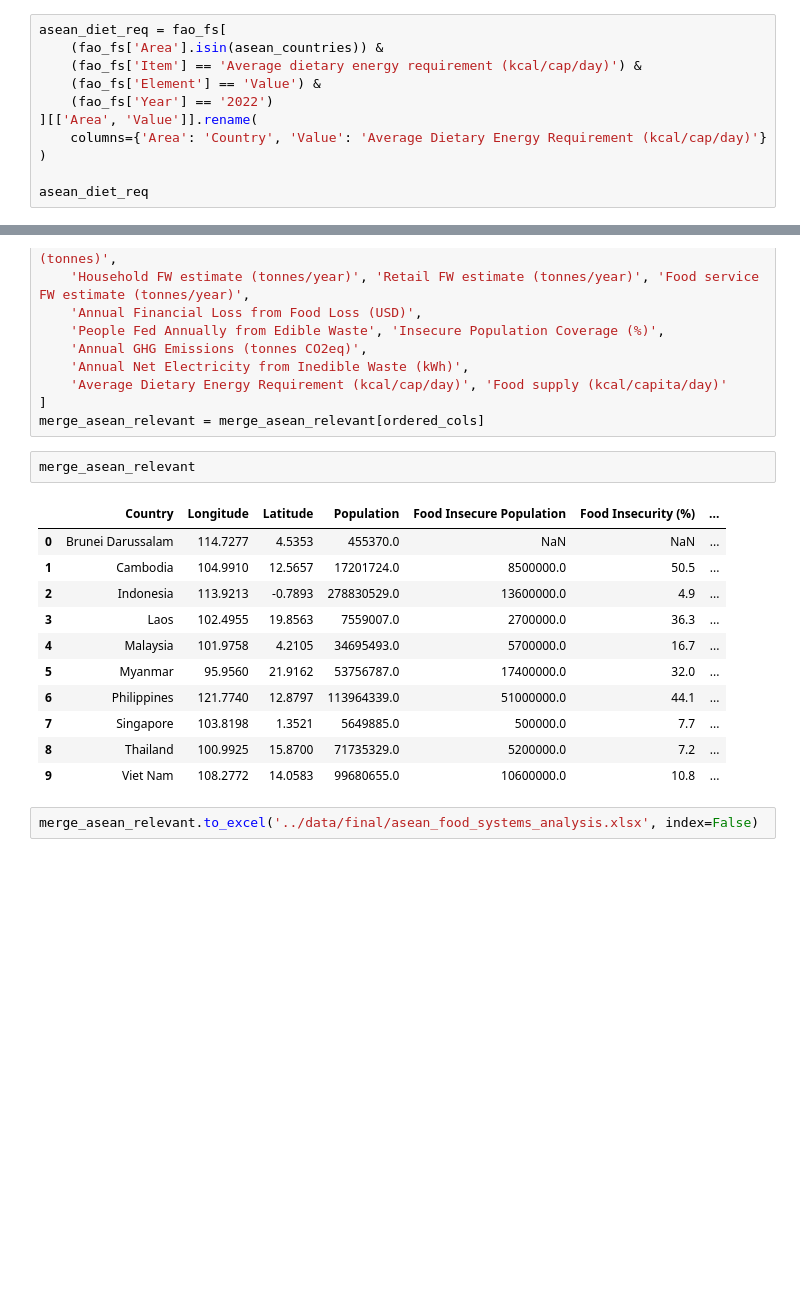
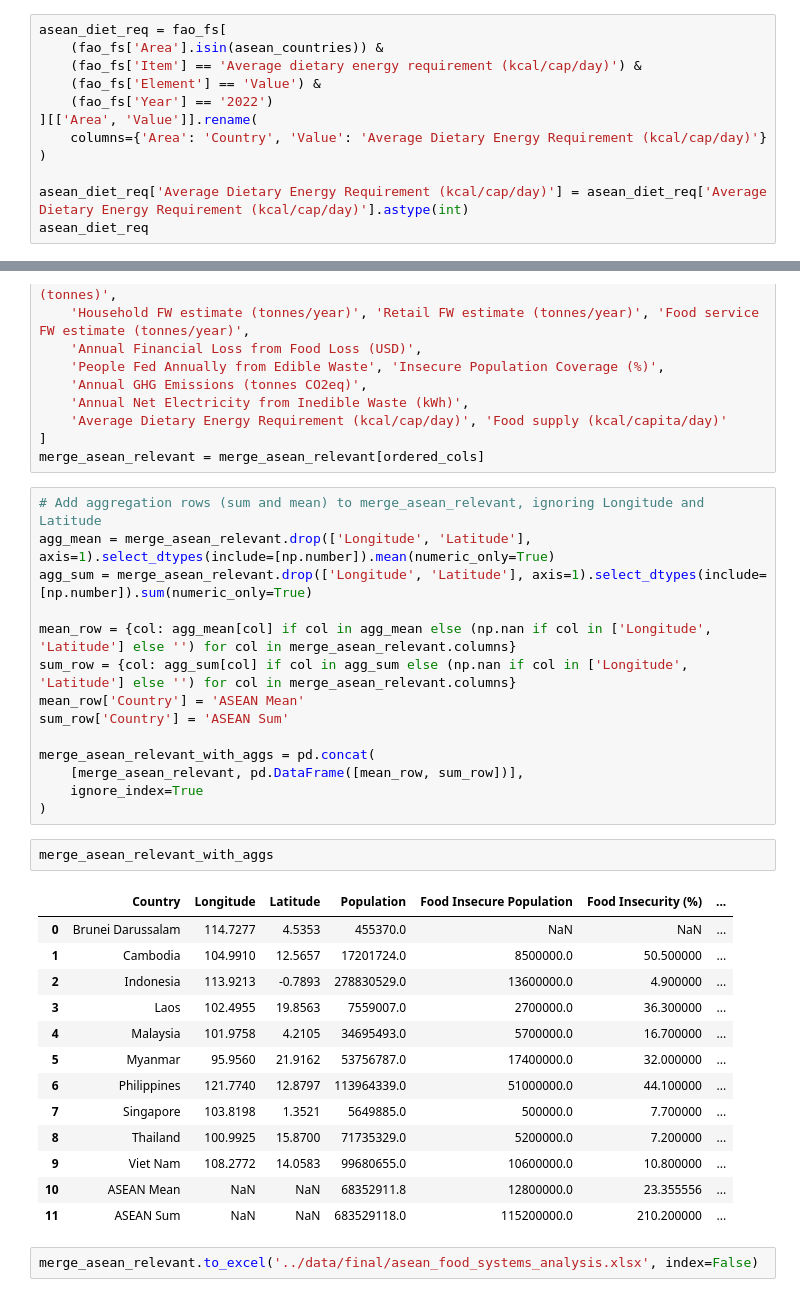
Before and after one commit to Azvier/asean-food-waste-sustainability, a Jupyter notebook: notebooks/data_analysis.ipynb, the cells around one changed output, grey strips where cells are left out. Cells and saved outputs as stored; diff of their text form; blank space fills up the shorter version.

Commit message:
feat(analysis): add ASEAN mean and sum aggregation rows

```diff
--- a/notebooks/data_analysis.ipynb
+++ b/notebooks/data_analysis.ipynb
@@ -1019,6 +1019,7 @@ asean_diet_req = fao_fs[
     columns={'Area': 'Country', 'Value': 'Average Dietary Energy Requirement (kcal/cap/day)'}
 )
 
+asean_diet_req['Average Dietary Energy Requirement (kcal/cap/day)'] = asean_diet_req['Average Dietary Energy Requirement (kcal/cap/day)'].astype(int)
 asean_diet_req
 # %% [output]
 |  | Country | Average Dietary Energy Requiremen... |
@@ -1240,19 +1241,35 @@ ordered_cols = [
     'Average Dietary Energy Requirement (kcal/cap/day)', 'Food supply (kcal/capita/day)'
 ]
 merge_asean_relevant = merge_asean_relevant[ordered_cols]
+# %%
+# Add aggregation rows (sum and mean) to merge_asean_relevant, ignoring Longitude and Latitude
+agg_mean = merge_asean_relevant.drop(['Longitude', 'Latitude'], axis=1).select_dtypes(include=[np.number]).mean(numeric_only=True)
+agg_sum = merge_asean_relevant.drop(['Longitude', 'Latitude'], axis=1).select_dtypes(include=[np.number]).sum(numeric_only=True)
+
+mean_row = {col: agg_mean[col] if col in agg_mean else (np.nan if col in ['Longitude', 'Latitude'] else '') for col in merge_asean_relevant.columns}
+sum_row = {col: agg_sum[col] if col in agg_sum else (np.nan if col in ['Longitude', 'Latitude'] else '') for col in merge_asean_relevant.columns}
+mean_row['Country'] = 'ASEAN Mean'
+sum_row['Country'] = 'ASEAN Sum'
+
+merge_asean_relevant_with_aggs = pd.concat(
+    [merge_asean_relevant, pd.DataFrame([mean_row, sum_row])],
+    ignore_index=True
+)
 # %%
-merge_asean_relevant
+merge_asean_relevant_with_aggs
 # %% [output]
 |  | Country | Longitude | Latitude | Population | Food Insecure Population | Food Insecurity (%) | ... |
 | 0 | Brunei Darussalam | 114.7277 | 4.5353 | 455370.0 | NaN | NaN | ... |
-| 1 | Cambodia | 104.9910 | 12.5657 | 17201724.0 | 8500000.0 | 50.5 | ... |
-| 2 | Indonesia | 113.9213 | -0.7893 | 278830529.0 | 13600000.0 | 4.9 | ... |
-| 3 | Laos | 102.4955 | 19.8563 | 7559007.0 | 2700000.0 | 36.3 | ... |
-| 4 | Malaysia | 101.9758 | 4.2105 | 34695493.0 | 5700000.0 | 16.7 | ... |
-| 5 | Myanmar | 95.9560 | 21.9162 | 53756787.0 | 17400000.0 | 32.0 | ... |
-| 6 | Philippines | 121.7740 | 12.8797 | 113964339.0 | 51000000.0 | 44.1 | ... |
-| 7 | Singapore | 103.8198 | 1.3521 | 5649885.0 | 500000.0 | 7.7 | ... |
-| 8 | Thailand | 100.9925 | 15.8700 | 71735329.0 | 5200000.0 | 7.2 | ... |
-| 9 | Viet Nam | 108.2772 | 14.0583 | 99680655.0 | 10600000.0 | 10.8 | ... |
+| 1 | Cambodia | 104.9910 | 12.5657 | 17201724.0 | 8500000.0 | 50.500000 | ... |
+| 2 | Indonesia | 113.9213 | -0.7893 | 278830529.0 | 13600000.0 | 4.900000 | ... |
+| 3 | Laos | 102.4955 | 19.8563 | 7559007.0 | 2700000.0 | 36.300000 | ... |
+| 4 | Malaysia | 101.9758 | 4.2105 | 34695493.0 | 5700000.0 | 16.700000 | ... |
+| 5 | Myanmar | 95.9560 | 21.9162 | 53756787.0 | 17400000.0 | 32.000000 | ... |
+| 6 | Philippines | 121.7740 | 12.8797 | 113964339.0 | 51000000.0 | 44.100000 | ... |
+| 7 | Singapore | 103.8198 | 1.3521 | 5649885.0 | 500000.0 | 7.700000 | ... |
+| 8 | Thailand | 100.9925 | 15.8700 | 71735329.0 | 5200000.0 | 7.200000 | ... |
+| 9 | Viet Nam | 108.2772 | 14.0583 | 99680655.0 | 10600000.0 | 10.800000 | ... |
+| 10 | ASEAN Mean | NaN | NaN | 68352911.8 | 12800000.0 | 23.355556 | ... |
+| 11 | ASEAN Sum | NaN | NaN | 683529118.0 | 115200000.0 | 210.200000 | ... |
 # %%
 merge_asean_relevant.to_excel('../data/final/asean_food_systems_analysis.xlsx', index=False)
```
